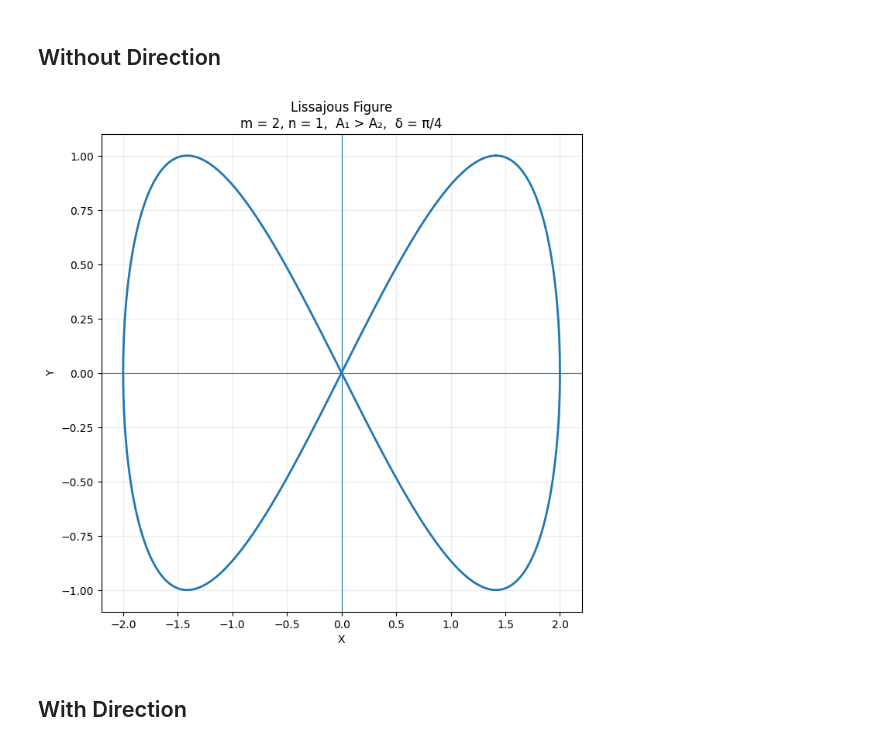
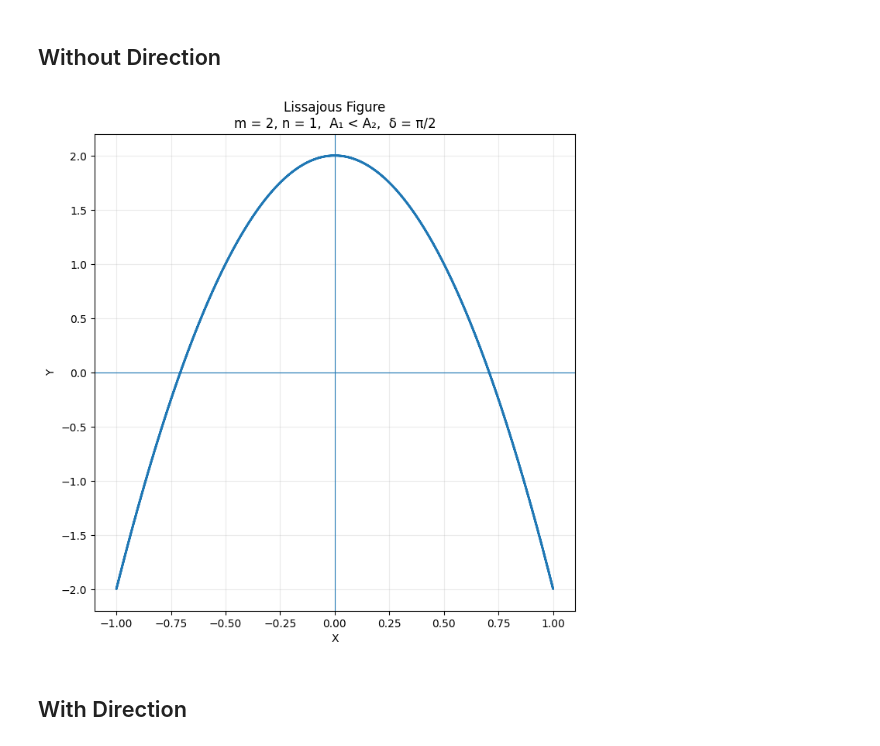
Before and after one commit to soumyadipk03/python-sem1, a Jupyter notebook: lissajous.ipynb, the cells around one changed output. Cells and saved outputs as stored; diff of their text form; code cells hidden in the pictures.

```diff
--- a/lissajous.ipynb
+++ b/lissajous.ipynb
@@ -19,7 +19,7 @@ n = 1                  # Frequency in X
 # ">"  -> A1 > A2
 # "="  -> A1 = A2
 # "<"  -> A1 < A2
-AMPLITUDE_RELATION = ">"
+AMPLITUDE_RELATION = "<"
 
 # Ratio between amplitudes
 # Example:
@@ -34,7 +34,7 @@ AMPLITUDE_RATIO = 2
 # 4 = π
 # ...
 # 8 = 2π
-DELTA_STEP = 1
+DELTA_STEP = 2
 
 
 # ============================================================
@@ -101,34 +101,34 @@ if DELTA_STEP == 0:
     delta_text = "0"
 elif DELTA_STEP == 1:
     delta_text = "π/4"
 elif DELTA_STEP == 2:
     delta_text = "π/2"
 elif DELTA_STEP == 3:
     delta_text = "3π/4"
 elif DELTA_STEP == 4:
     delta_text = "π"
 elif DELTA_STEP == 5:
     delta_text = "5π/4"
 elif DELTA_STEP == 6:
     delta_text = "3π/2"
 elif DELTA_STEP == 7:
     delta_text = "7π/4"
 elif DELTA_STEP == 8:
     delta_text = "2π"
 else:
     delta_text = f"{DELTA_STEP}π/4"
 
 plt.title(
     f"Lissajous Figure\n"
     f"m = {m}, n = {n},  "
     f"A₁ {AMPLITUDE_RELATION} A₂,  "
     f"δ = {delta_text}"
 )
 
 plt.grid(True, alpha=0.25)
 plt.show()
 # %% [output]
-[figure, old version]
+[figure, new version]
 # %% [markdown]
 ## With Direction
 # %%
```
Also changed, not shown: parts of 1 cell of this notebook.
